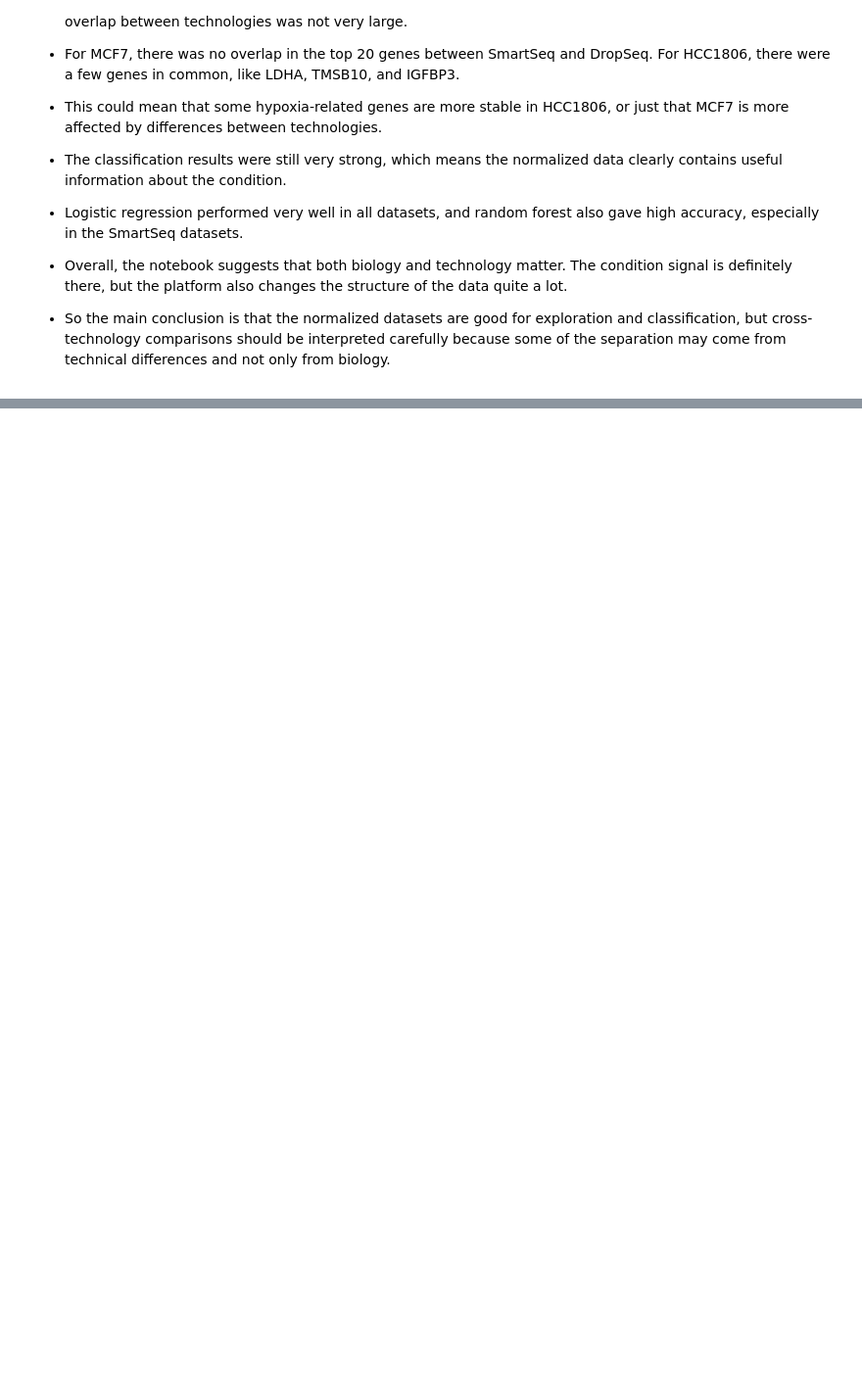
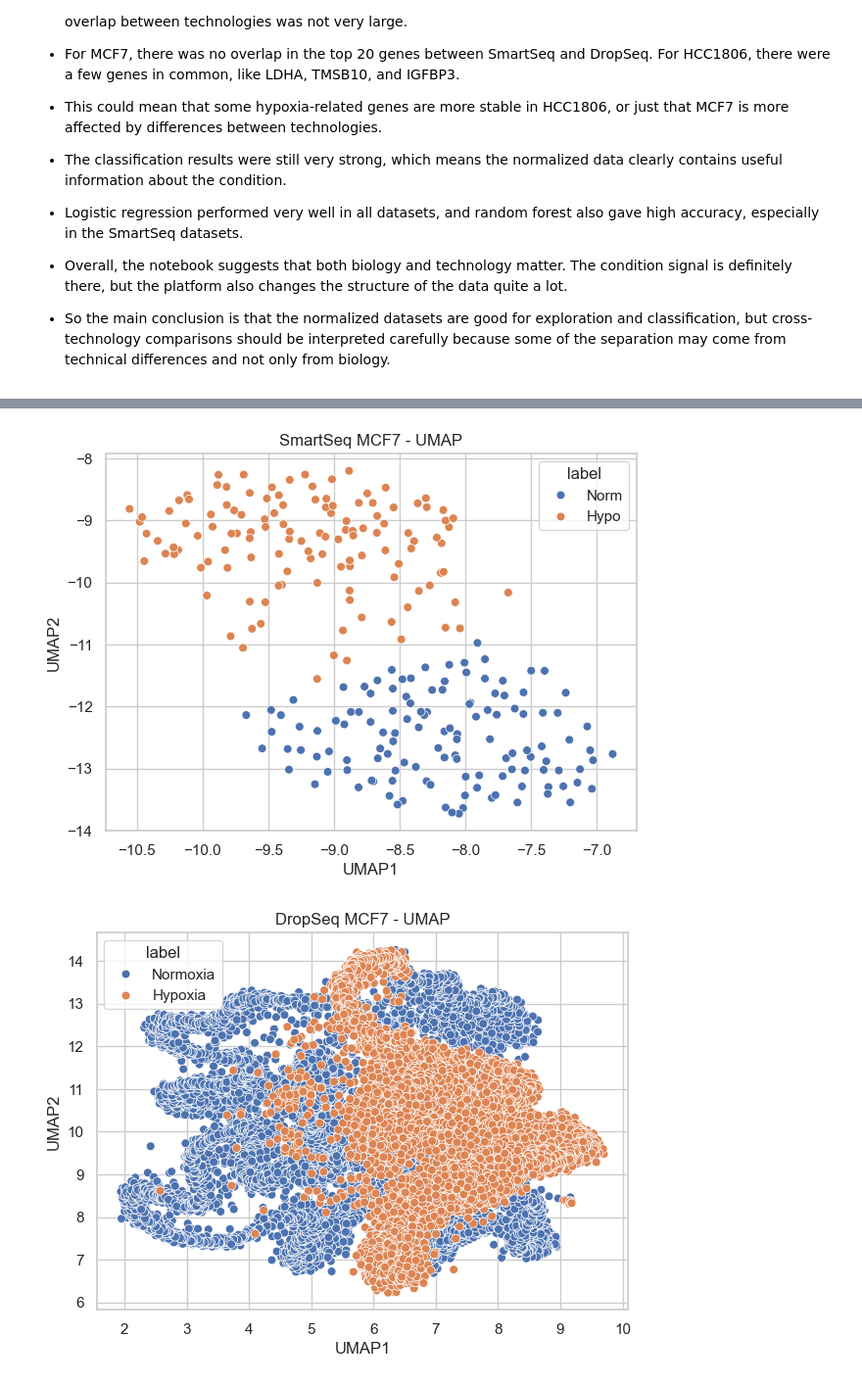
Before and after one commit to Hugo132645/ai-lab-gene-expression, a Jupyter notebook: notebooks/ai_lab_report.ipynb, the cells around one changed output, grey strips where cells are left out. Shown at 98% size. Drawn from its saved outputs; the diff is of its cells as text; code cells hidden in the pictures; blank space fills up the shorter version.

```diff
--- a/notebooks/ai_lab_report.ipynb
+++ b/notebooks/ai_lab_report.ipynb
@@ -1006,0 +1017,47 @@ model_compare
+# %%
+import umap
+
+def umap_plot(expr, labels=None, title="UMAP plot"):
+    X = expr.T.copy()  # samples x genes
+
+    # scale data
+    X_scaled = StandardScaler().fit_transform(X)
+
+    reducer = umap.UMAP(
+        n_neighbors=15,
+        min_dist=0.1,
+        random_state=42
+    )
+
+    embedding = reducer.fit_transform(X_scaled)
+
+    plot_df = pd.DataFrame({
+        "UMAP1": embedding[:, 0],
+        "UMAP2": embedding[:, 1]
+    }, index=X.index)
+
+    plt.figure(figsize=(7, 5))
+
+    if labels is None:
+        plt.scatter(plot_df["UMAP1"], plot_df["UMAP2"], s=25)
+    else:
+        plot_df["label"] = labels.loc[plot_df.index].values
+        sns.scatterplot(data=plot_df, x="UMAP1", y="UMAP2", hue="label", s=40)
+
+    plt.title(title)
+    plt.show()
+# %%
+umap_plot(
+    smart_mcf7_norm_train,
+    labels=smart_mcf7_labels,
+    title="SmartSeq MCF7 - UMAP"
+)
+
+umap_plot(
+    drop_mcf7_norm_train,
+    labels=drop_mcf7_labels,
+    title="DropSeq MCF7 - UMAP"
+)
+# %% [output]
+[figure, added]
+[figure, added]
```
Also changed, not shown: parts of 16 cells of this notebook, 1 other file.
